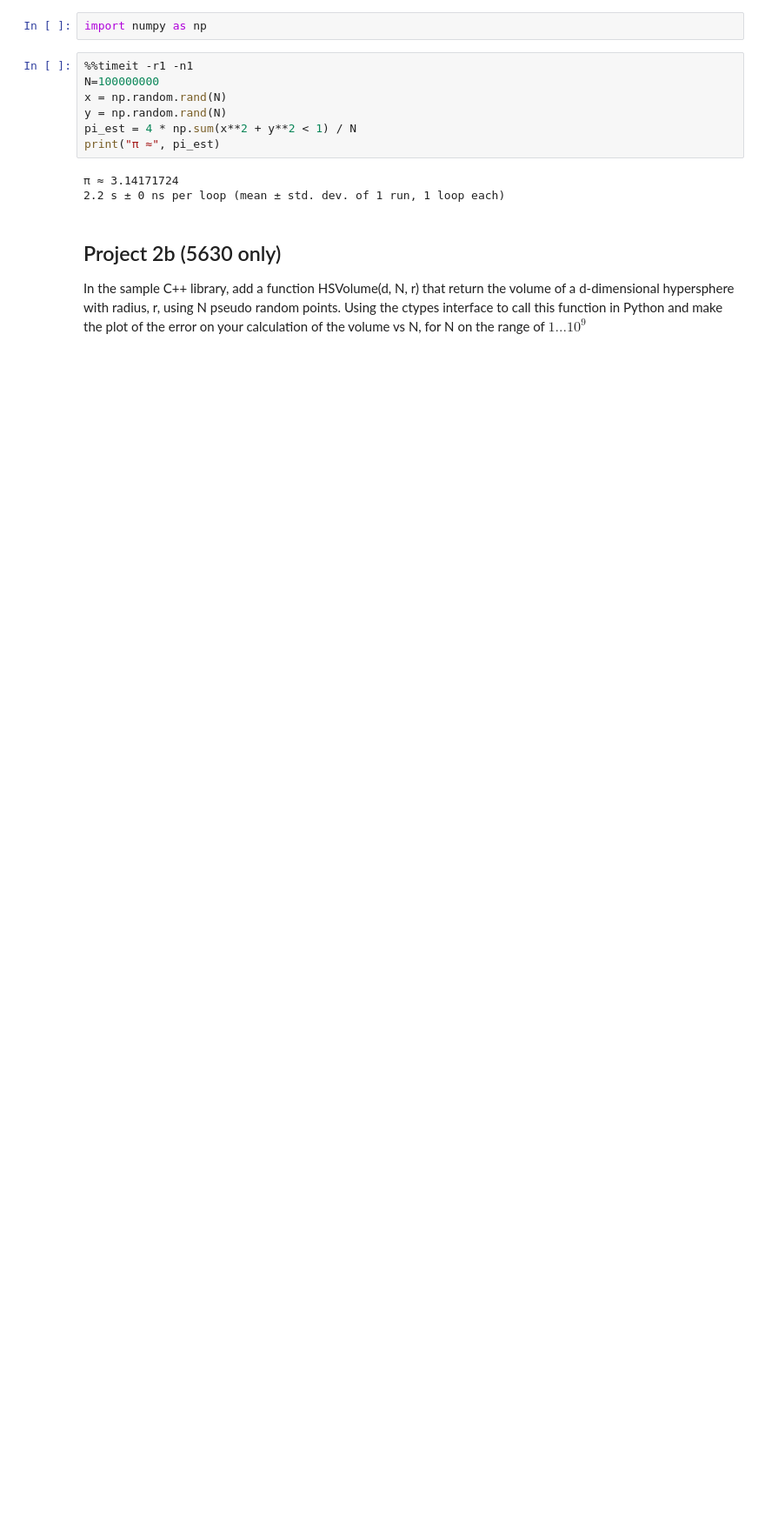
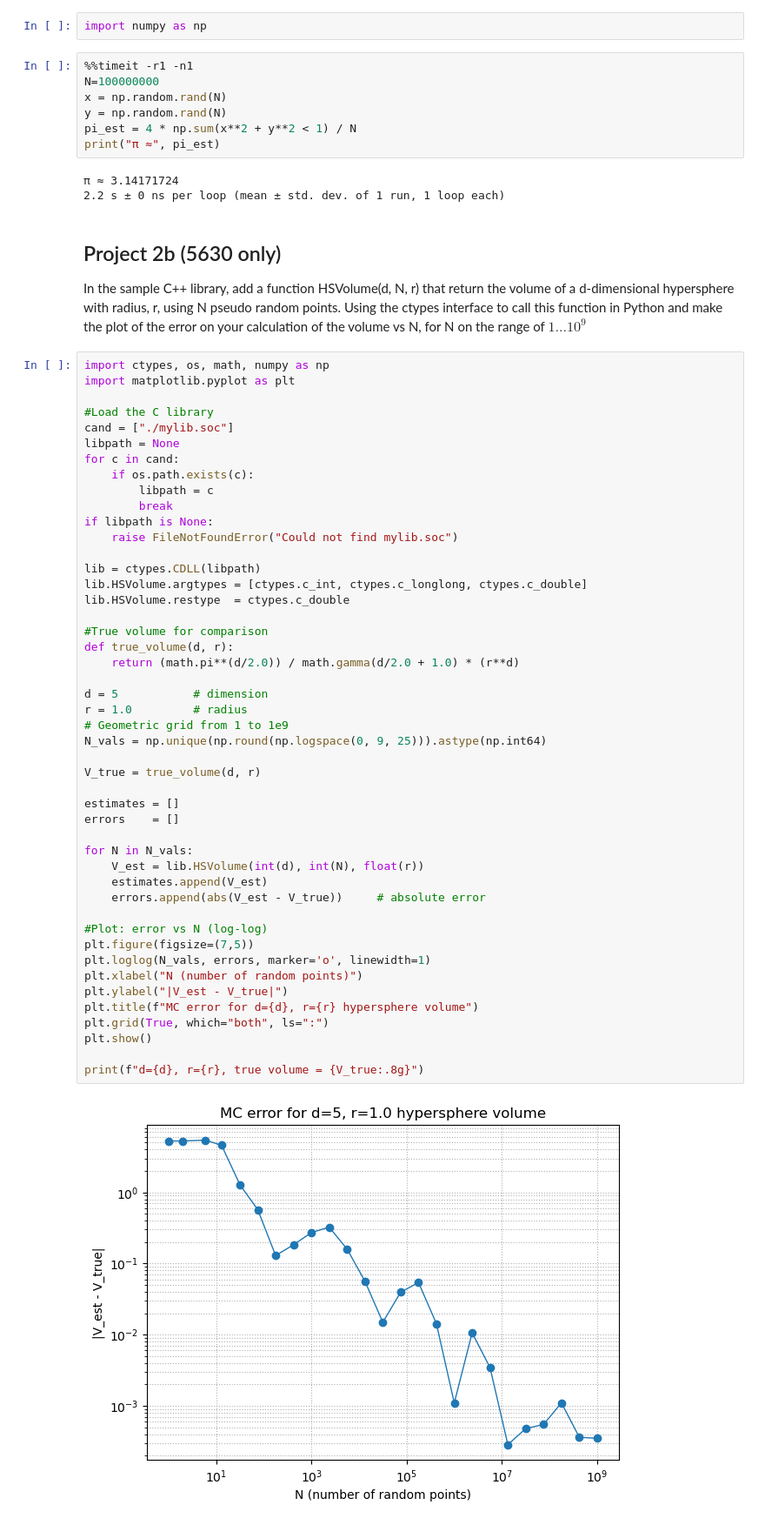
Before and after one commit to dke8qv/C-to-Python, a Jupyter notebook: C-to-Python.ipynb, the cells around one changed output. Shown at 87% size. Drawn from its saved outputs; the diff is of its cells as text; blank space fills up the shorter version.

```diff
--- a/C-to-Python.ipynb
+++ b/C-to-Python.ipynb
@@ -154,3 +154,52 @@ Project 2b (5630 only)
 ---------------------
 
 In the sample C++ library, add a function HSVolume(d, N, r) that return the volume of a d-dimensional hypersphere with radius, r, using N pseudo random points.  Using the ctypes interface to call this function in Python and make the plot of the error on your calculation of the volume vs N, for N on the range of $1 ... 10^9$
+# %%
+import ctypes, os, math, numpy as np
+import matplotlib.pyplot as plt
+
+#Load the C library
+cand = ["./mylib.soc"]
+libpath = None
+for c in cand:
+    if os.path.exists(c):
+        libpath = c
+        break
+if libpath is None:
+    raise FileNotFoundError("Could not find mylib.soc")
+
+lib = ctypes.CDLL(libpath)
+lib.HSVolume.argtypes = [ctypes.c_int, ctypes.c_longlong, ctypes.c_double]
+lib.HSVolume.restype  = ctypes.c_double
+
+#True volume for comparison
+def true_volume(d, r):
+    return (math.pi**(d/2.0)) / math.gamma(d/2.0 + 1.0) * (r**d)
+
+d = 5           # dimension
+r = 1.0         # radius
+# Geometric grid from 1 to 1e9
+N_vals = np.unique(np.round(np.logspace(0, 9, 25))).astype(np.int64)
+
+V_true = true_volume(d, r)
+
+estimates = []
+errors    = []
+
+for N in N_vals:
+    V_est = lib.HSVolume(int(d), int(N), float(r))
+    estimates.append(V_est)
+    errors.append(abs(V_est - V_true))     # absolute error
+
+#Plot: error vs N (log-log)
+plt.figure(figsize=(7,5))
+plt.loglog(N_vals, errors, marker='o', linewidth=1)
+plt.xlabel("N (number of random points)")
+plt.ylabel("|V_est - V_true|")
+plt.title(f"MC error for d={d}, r={r} hypersphere volume")
+plt.grid(True, which="both", ls=":")
+plt.show()
+
+print(f"d={d}, r={r}, true volume = {V_true:.8g}")
+# %% [output]
+[figure, added]
```
Also changed, not shown: parts of 1 cell of this notebook, 3 other files.
